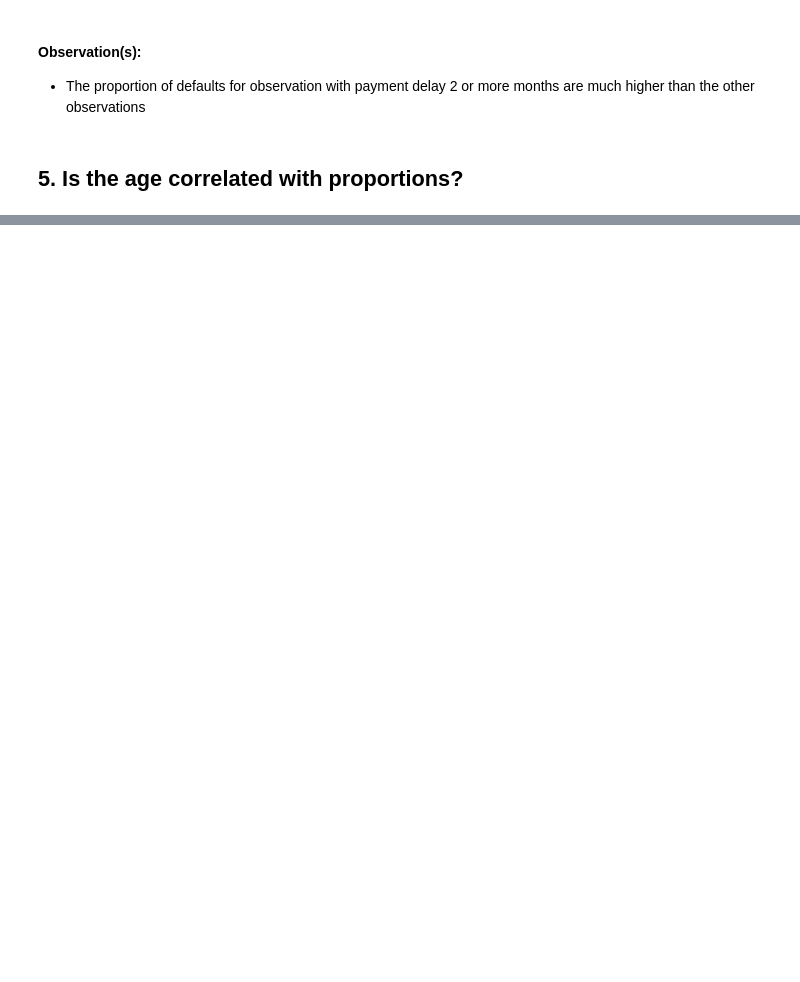
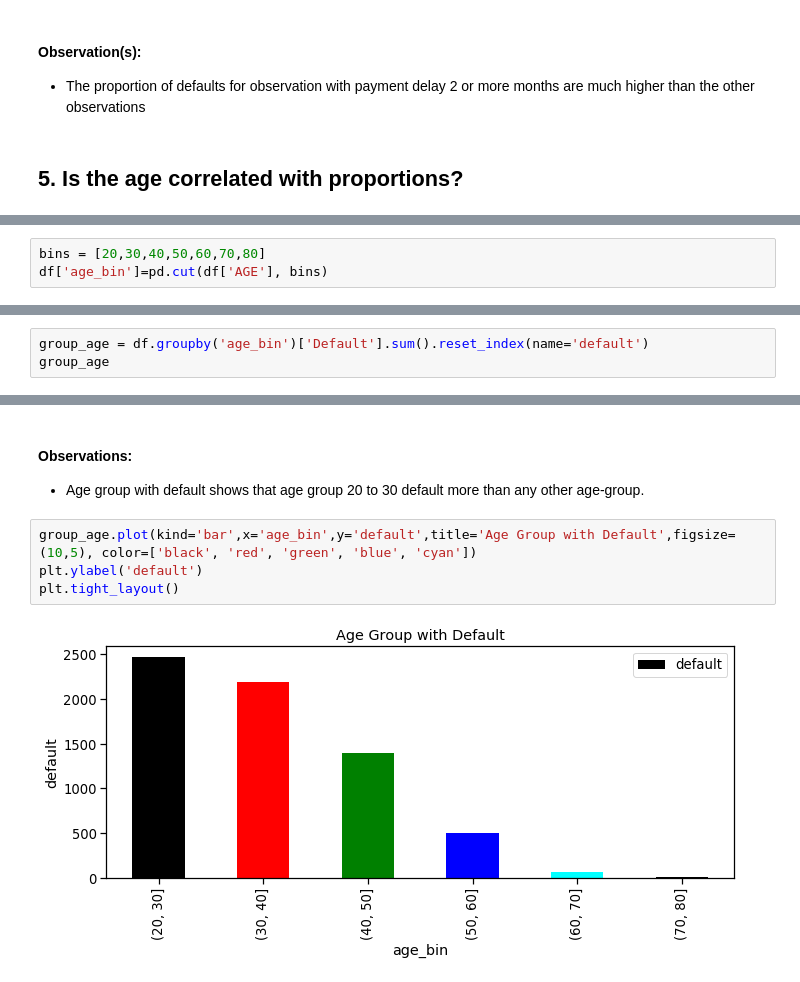
Before and after one commit to rohilgrover/Capstone-Project-Default-Prediction, a Jupyter notebook: Default-Credit Card Project.ipynb, the cells around one changed output, grey strips where cells are left out. Saved outputs shown, nothing was run; the diff lists cells and outputs as text; blank space fills up the shorter version.

```diff
--- a/Default-Credit Card Project.ipynb
+++ b/Default-Credit Card Project.ipynb
@@ -412,0 +362,3 @@ plt.show()
+# %%
+bins = [20,30,40,50,60,70,80]
+df['age_bin']=pd.cut(df['AGE'], bins)
@@ -412,0 +386,3 @@ plt.show()
+# %%
+group_age = df.groupby('age_bin')['Default'].sum().reset_index(name='default')
+group_age
@@ -412,0 +397,9 @@ plt.show()
+# %% [markdown]
+#### Observations:
+* Age group with default shows that age group 20 to 30 default more than any other age-group.
+# %%
+group_age.plot(kind='bar',x='age_bin',y='default',title='Age Group with Default',figsize=(10,5), color=['black', 'red', 'green', 'blue', 'cyan'])
+plt.ylabel('default')
+plt.tight_layout()
+# %% [output]
+[figure, added]
```
Also changed, not shown: parts of 46 cells of this notebook.
